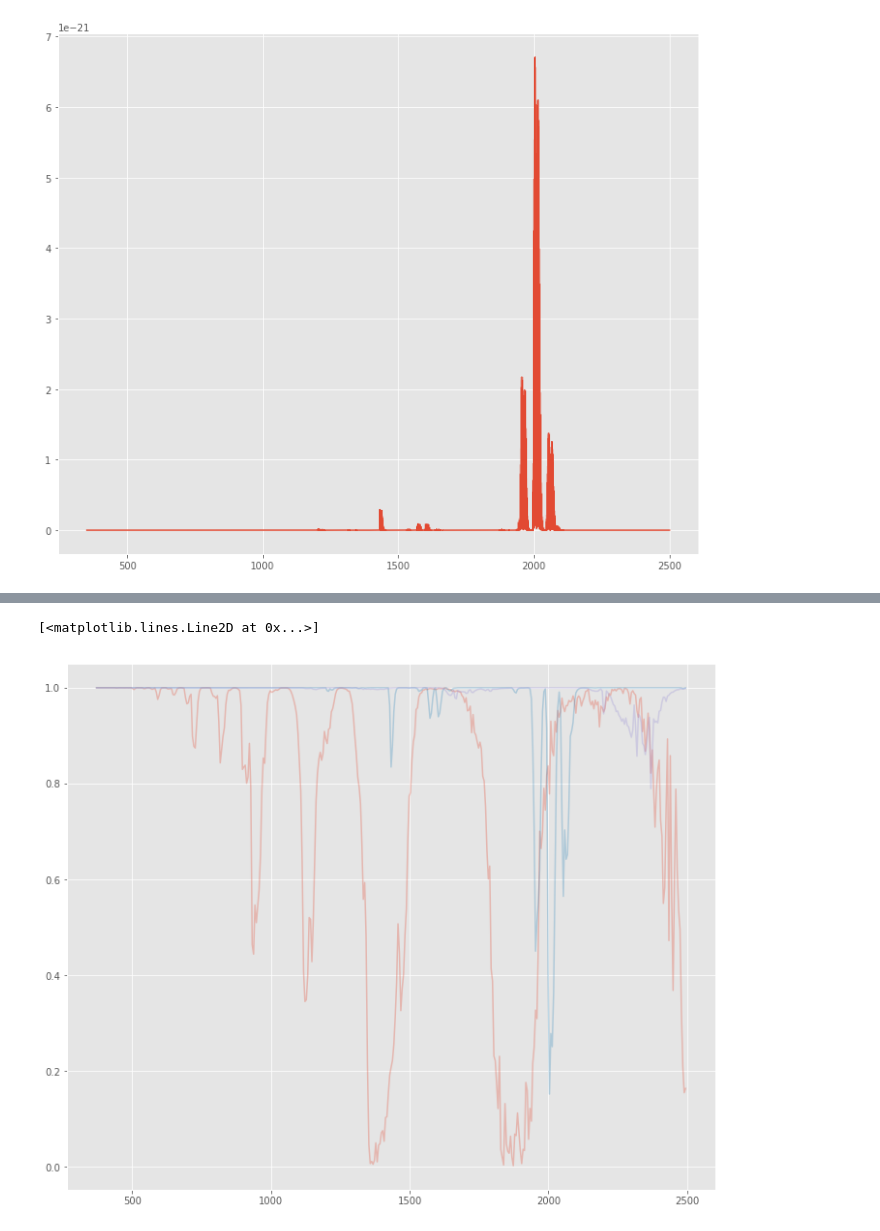
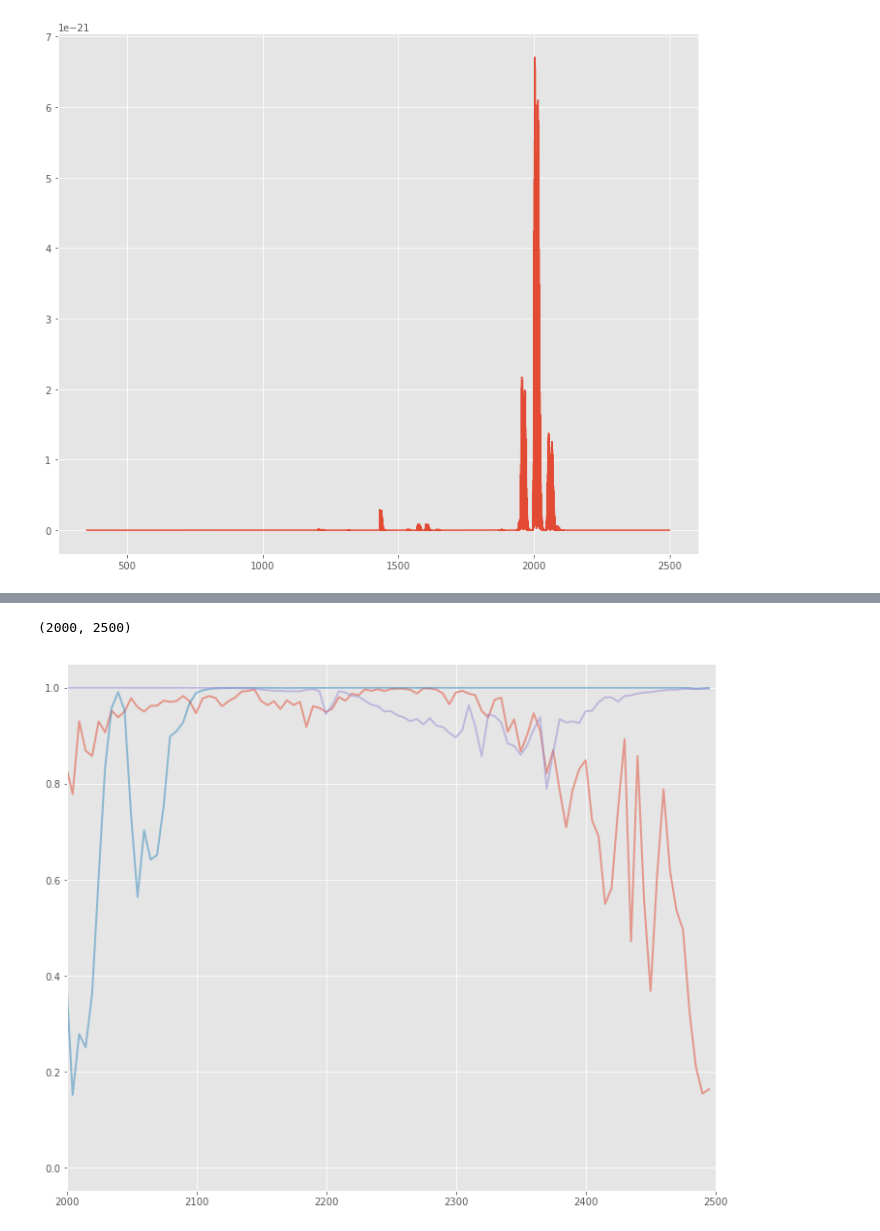
Before and after one commit to cfranken/ESE156, a Jupyter notebook: Julia/ESE156_11_AV-NG_methane.ipynb, the cells around one changed output, grey strips where cells are left out. Saved outputs shown, nothing was run; the diff lists cells and outputs as text; code cells hidden in the pictures.

```diff
--- a/Julia/ESE156_11_AV-NG_methane.ipynb
+++ b/Julia/ESE156_11_AV-NG_methane.ipynb
@@ -134,7 +184,8 @@ def applyAVng(F):
 # %%
-plt.plot(wl_lr, applyAVng(np.exp(-vcd_h2o*cs_h2o_wl)), alpha=0.3 )
-plt.plot(wl_lr, applyAVng(np.exp(-vcd_co2*cs_co2_wl)), alpha=0.3 )
-plt.plot(wl_lr, applyAVng(np.exp(-vcd_ch4*cs_ch4_wl)), alpha=0.3 )
+plt.plot(wl_lr, applyAVng(np.exp(-vcd_h2o*cs_h2o_wl)), alpha=0.5, lw=2 )
+plt.plot(wl_lr, applyAVng(np.exp(-vcd_co2*cs_co2_wl)), alpha=0.5, lw=2 )
+plt.plot(wl_lr, applyAVng(np.exp(-vcd_ch4*cs_ch4_wl)), alpha=0.5, lw=2 )
+plt.xlim((2000,2500))
 # %% [output]
-[<matplotlib.lines.Line2D at 0x...>]
+(2000, 2500)
-[figure, old version]
+[figure, new version]
```
Also changed, not shown: parts of 19 cells of this notebook.
